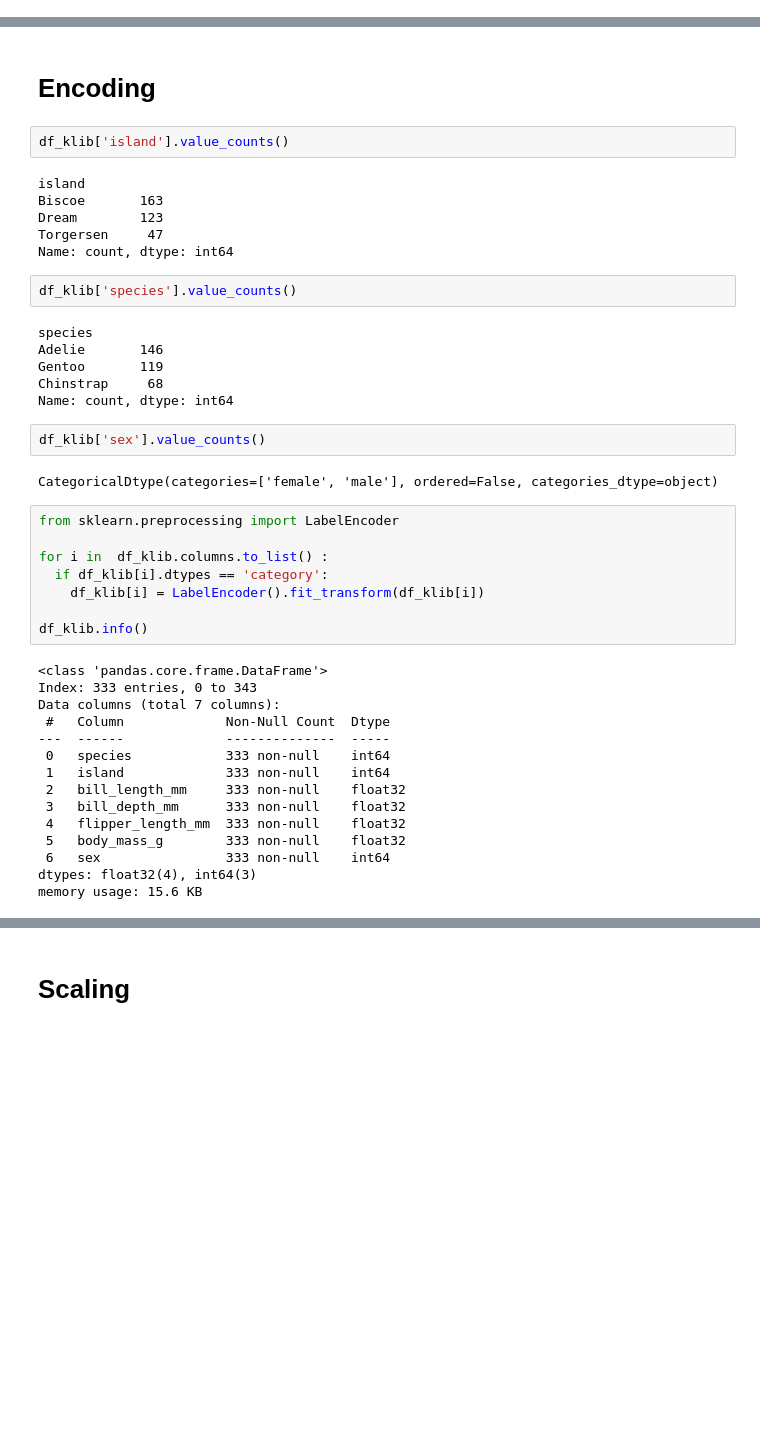
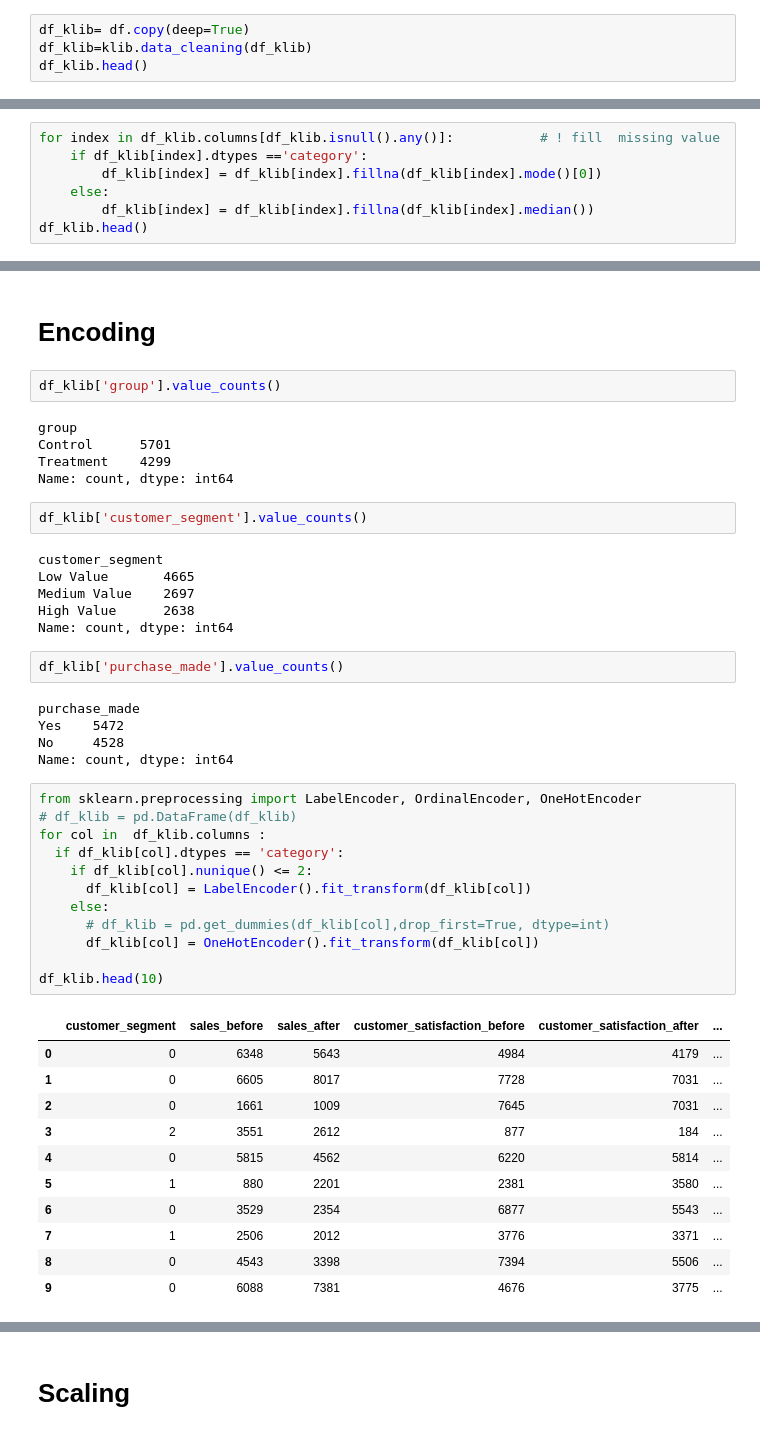
Before and after one commit to jackhuntersys/AI_ML_course, a Jupyter notebook: 2-oy/1dars(Klib&Tabulate)/2-1vazifa.ipynb, the cells around one changed output, grey strips where cells are left out. Cells and saved outputs as stored; diff of their text form; blank space fills up the shorter version.

```diff
--- a/2-oy/1dars(Klib&Tabulate)/2-1vazifa.ipynb
+++ b/2-oy/1dars(Klib&Tabulate)/2-1vazifa.ipynb
@@ -45,0 +31,4 @@ df_klib = df_klib.dropna()
+# %%
+df_klib= df.copy(deep=True)
+df_klib=klib.data_cleaning(df_klib)
+df_klib.head()
@@ -62,0 +69,7 @@ memory usage: 9.2 KB
+# %%
+for index in df_klib.columns[df_klib.isnull().any()]:           # ! fill  missing value
+    if df_klib[index].dtypes =='category':
+        df_klib[index] = df_klib[index].fillna(df_klib[index].mode()[0])
+    else:
+        df_klib[index] = df_klib[index].fillna(df_klib[index].median())
+df_klib.head()
@@ -63,45 +83,48 @@ memory usage: 9.2 KB
 # %% [markdown]
 # Encoding
 # %%
-df_klib['island'].value_counts()
+df_klib['group'].value_counts()
 # %% [output]
-island
-Biscoe       163
-Dream        123
-Torgersen     47
+group
+Control      5701
+Treatment    4299
 Name: count, dtype: int64
 # %%
-df_klib['species'].value_counts()
+df_klib['customer_segment'].value_counts()
 # %% [output]
-species
-Adelie       146
-Gentoo       119
-Chinstrap     68
+customer_segment
+Low Value       4665
+Medium Value    2697
+High Value      2638
 Name: count, dtype: int64
 # %%
-df_klib['sex'].value_counts()
+df_klib['purchase_made'].value_counts()
 # %% [output]
-CategoricalDtype(categories=['female', 'male'], ordered=False, categories_dtype=object)
+purchase_made
+Yes    5472
+No     4528
+Name: count, dtype: int64
 # %%
-from sklearn.preprocessing import LabelEncoder
+from sklearn.preprocessing import LabelEncoder, OrdinalEncoder, OneHotEncoder
+# df_klib = pd.DataFrame(df_klib)
+for col in  df_klib.columns :
+  if df_klib[col].dtypes == 'category':
+    if df_klib[col].nunique() <= 2:
+      df_klib[col] = LabelEncoder().fit_transform(df_klib[col])
+    else:
+      # df_klib = pd.get_dummies(df_klib[col],drop_first=True, dtype=int)
+      df_klib[col] = OneHotEncoder().fit_transform(df_klib[col])
 
-for i in  df_klib.columns.to_list() :
-  if df_klib[i].dtypes == 'category':
-    df_klib[i] = LabelEncoder().fit_transform(df_klib[i])
-
-df_klib.info()
+df_klib.head(10)
 # %% [output]
-<class 'pandas.core.frame.DataFrame'>
-Index: 333 entries, 0 to 343
-Data columns (total 7 columns):
- #   Column             Non-Null Count  Dtype
----  ------             --------------  -----
- 0   species            333 non-null    int64
- 1   island             333 non-null    int64
- 2   bill_length_mm     333 non-null    float32
- 3   bill_depth_mm      333 non-null    float32
- 4   flipper_length_mm  333 non-null    float32
- 5   body_mass_g        333 non-null    float32
- 6   sex                333 non-null    int64
-dtypes: float32(4), int64(3)
-memory usage: 15.6 KB
+|  | customer_segment | sales_before | sales_after | customer_satisfaction_before | customer_satisfaction_after | ... |
+| 0 | 0 | 6348 | 5643 | 4984 | 4179 | ... |
+| 1 | 0 | 6605 | 8017 | 7728 | 7031 | ... |
+| 2 | 0 | 1661 | 1009 | 7645 | 7031 | ... |
+| 3 | 2 | 3551 | 2612 | 877 | 184 | ... |
+| 4 | 0 | 5815 | 4562 | 6220 | 5814 | ... |
+| 5 | 1 | 880 | 2201 | 2381 | 3580 | ... |
+| 6 | 0 | 3529 | 2354 | 6877 | 5543 | ... |
+| 7 | 1 | 2506 | 2012 | 3776 | 3371 | ... |
+| 8 | 0 | 4543 | 3398 | 7394 | 5506 | ... |
+| 9 | 0 | 6088 | 7381 | 4676 | 3775 | ... |
```
Also changed, not shown: parts of 11 cells of this notebook.
